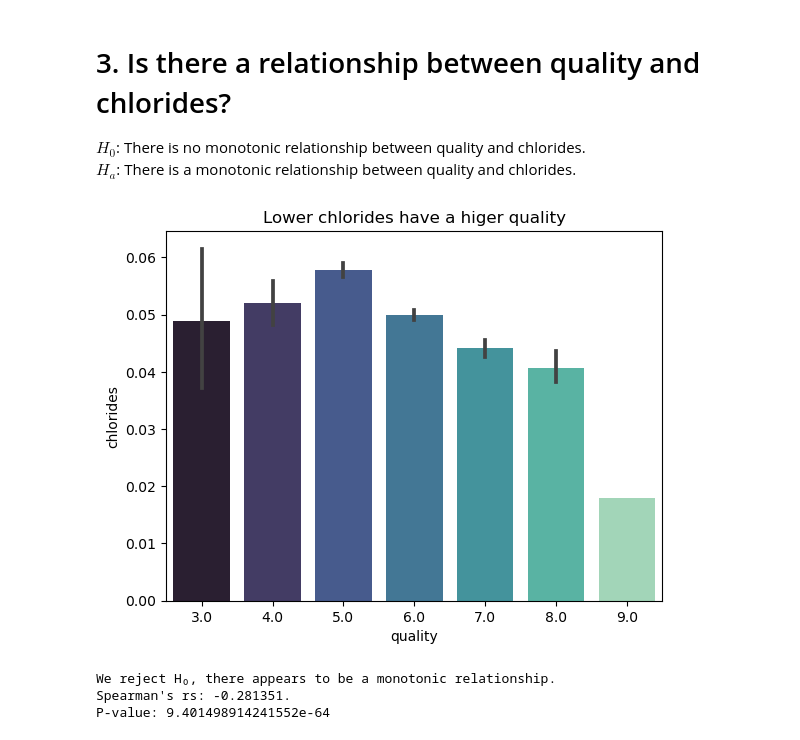
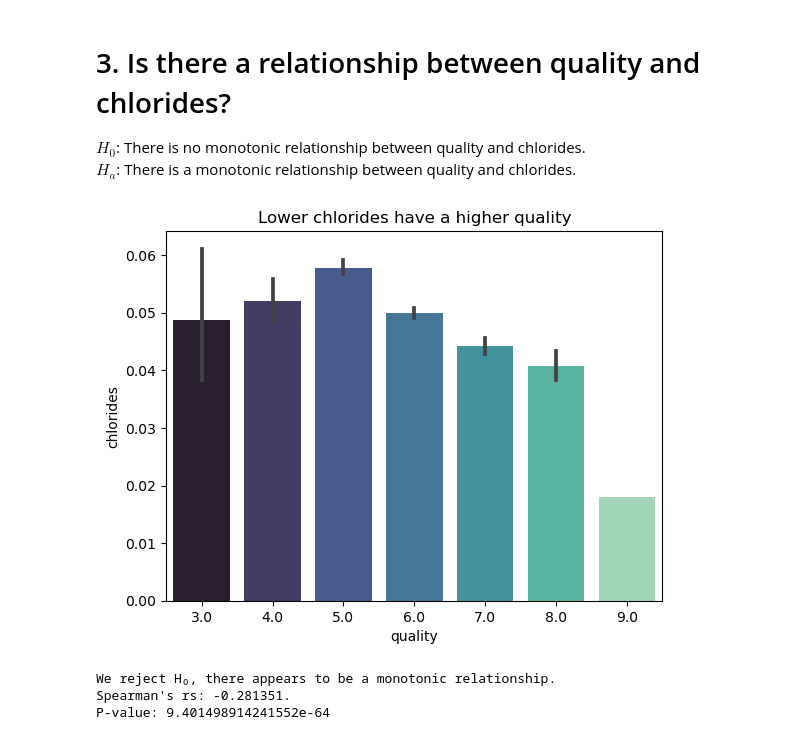
Before and after one commit to Wine-Clustering-Group-B/Clustering-Project, a Jupyter notebook: Final_Notebook.ipynb, the cells around one changed output. Cells and saved outputs as stored; diff of their text form; code cells hidden in the pictures.

```diff
--- a/Final_Notebook.ipynb
+++ b/Final_Notebook.ipynb
@@ -160,10 +160,10 @@ $H_a$: There is a monotonic relationship between quality and chlorides.
 # %%
 #graph:
 sns.barplot(x = 'quality', y = 'chlorides', data = train, palette = 'mako')
-plt.title('Lower chlorides have a higer quality')
+plt.title('Lower chlorides have a higher quality')
 plt.show()
 # %% [output]
-[figure, old version]
+[figure, new version]
 # %%
 # complete a spearmans r test:
 r, p = stats.spearmanr(train['chlorides'], train.quality)
```
Also changed, not shown: parts of 33 cells of this notebook, 1 other file.
